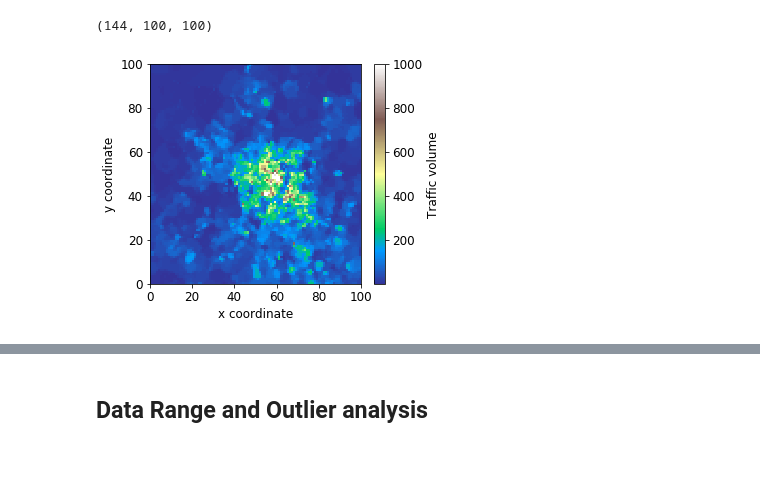
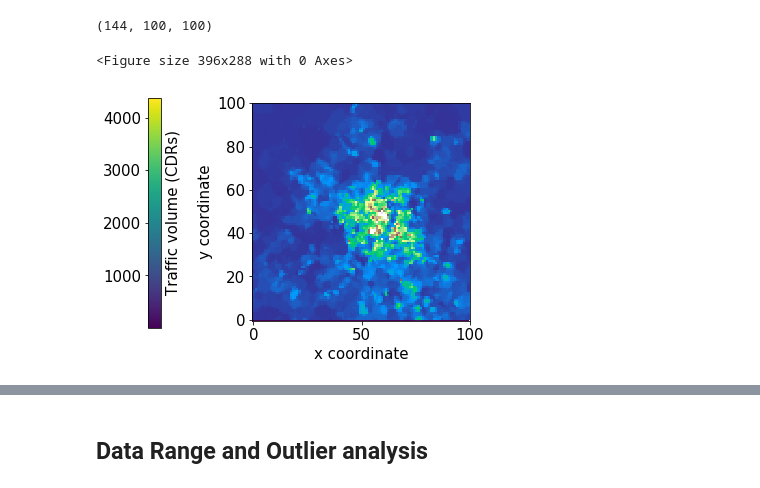
Before and after one commit to dzhv/Spatio-Temporal-mobile-traffic-forecasting, a Jupyter notebook: notebooks/data_exploration.ipynb, the cells around one changed output, grey strips where cells are left out. Saved outputs shown, nothing was run; the diff lists cells and outputs as text; code cells hidden in the pictures; blank space fills up the shorter version.

```diff
--- a/notebooks/data_exploration.ipynb
+++ b/notebooks/data_exploration.ipynb
@@ -20,24 +22,39 @@ data.shape
 # %% [output]
 (144, 100, 100)
 # %%
-plt.rcParams.update({'font.size': 12})
-plt.figure(figsize=(5, 4))
+plt.rcParams.update({'font.size': 15})
+plt.figure(figsize=(5.5, 4))
+fig = plt.figure()
+ax = fig.add_subplot(111)
+# Adding the colorbar
+cbaxes = fig.add_axes([0.02, 0.1, 0.03, 0.8])  # This is the position for the colorbar
 dots1 = data[96]  # 15:00 UTC,  16:00 local Milan time
-plt.pcolormesh(dots1, cmap='terrain', vmin=dots1.min(), vmax=1000)
-plt.colorbar(label="Traffic volume")
+img = ax.imshow(dots1, origin='lower')
+# cb = plt.colorbar(img, cax = cbaxes, cmap='terrain')
+
+# plt.style.use('default')
 
 
-plt.ylabel("y coordinate")
-plt.xlabel("x coordinate")
 
-plt.tight_layout()
+hmm = ax.pcolormesh(dots1, cmap='terrain', vmin=dots1.min(), vmax=1000)
 
-plt.savefig("figa.pdf")
+ax.set_ylabel("y coordinate")
+ax.set_xlabel("x coordinate")
+
+cb = plt.colorbar(img, cax = cbaxes, label="Traffic volume (CDRs)")
+
+
+cbaxes.yaxis.set_ticks_position('left')
+
+# plt.tight_layout()
+
+plt.savefig("grid.svg", bbox_inches='tight')
 
 
 plt.show()
 # %% [output]
+<Figure size 396x288 with 0 Axes>
-[figure, old version]
+[figure, new version]
 # %%
 def plot_cell(cell_data, ax=None):
                         #  24 hours,  10 minute steps
```
Also changed, not shown: parts of 22 cells of this notebook, 4 other files.
